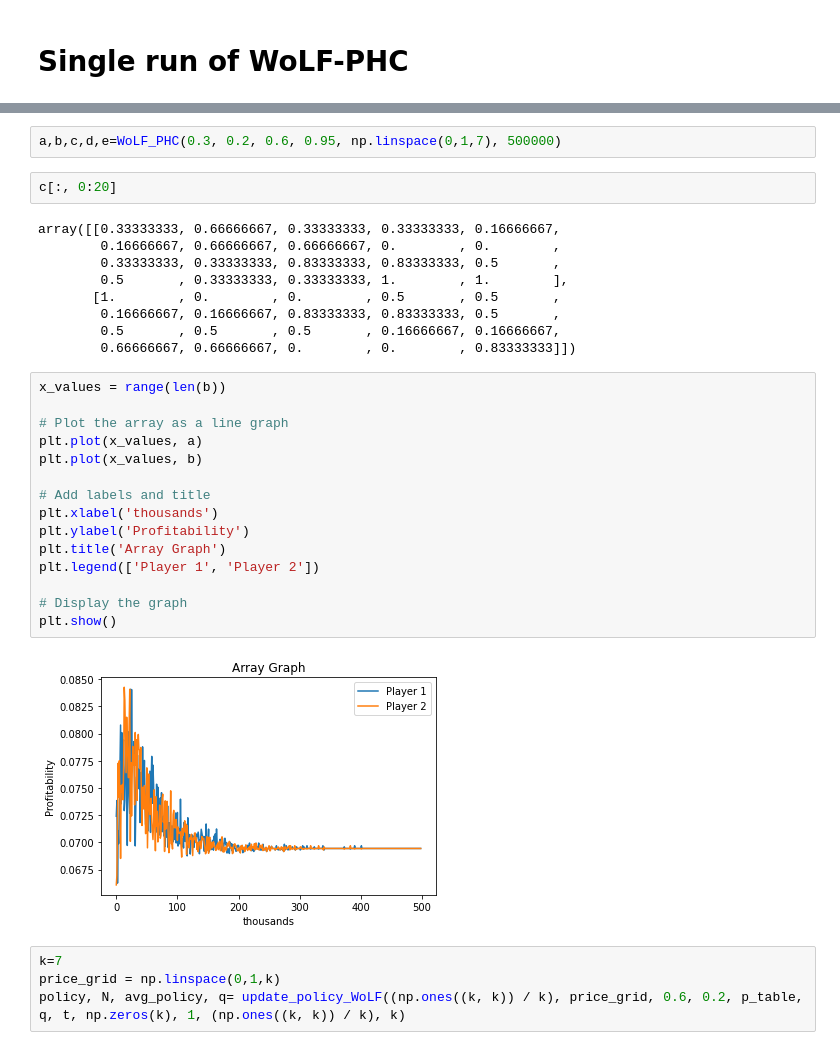
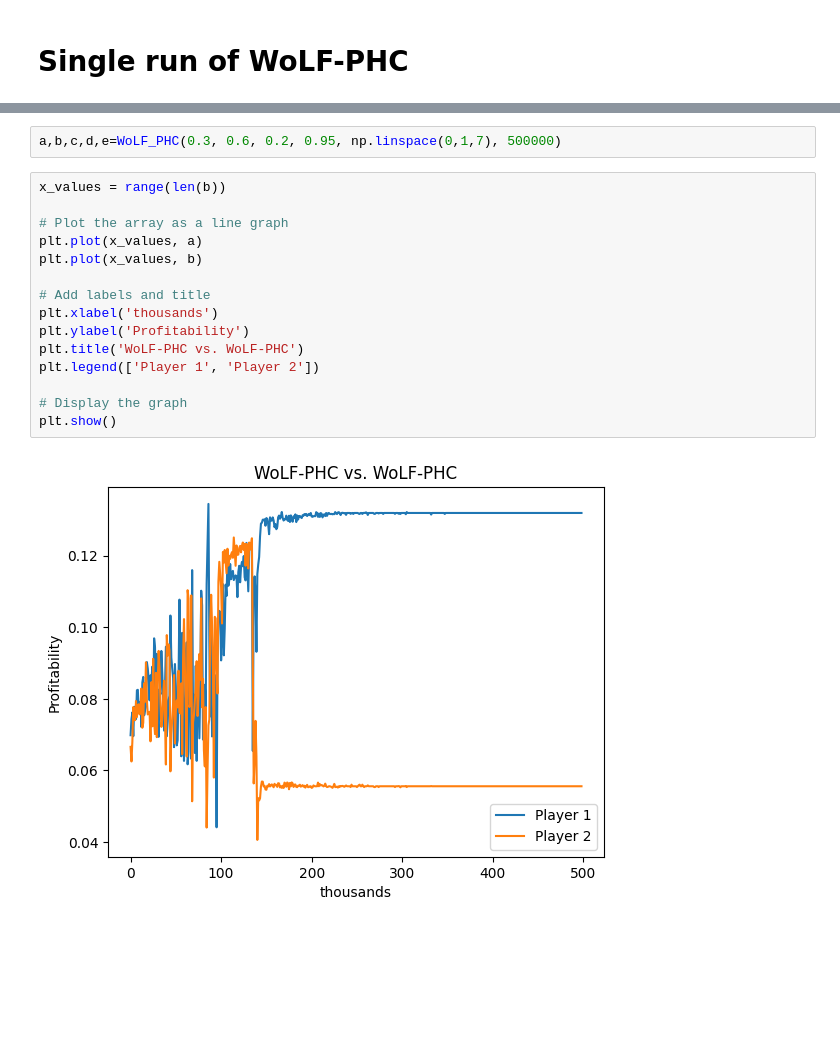
Before and after one commit to nicklasbusk/Bachelorprojekt, a Jupyter notebook: Code/wolf_phc.ipynb, the cells around one changed output, grey strips where cells are left out. Drawn from its saved outputs; the diff is of its cells as text; blank space fills up the shorter version.

```diff
--- a/Code/wolf_phc.ipynb
+++ b/Code/wolf_phc.ipynb
@@ -44,34 +12,19 @@ print(res)
 # %%
-a,b,c,d,e=WoLF_PHC(0.3, 0.2, 0.6, 0.95, np.linspace(0,1,7), 500000)
+a,b,c,d,e=WoLF_PHC(0.3, 0.6, 0.2, 0.95, np.linspace(0,1,7), 500000)
-# %%
-c[:, 0:20]
-# %% [output]
-array([[0.33333333, 0.66666667, 0.33333333, 0.33333333, 0.16666667,
-        0.16666667, 0.66666667, 0.66666667, 0.        , 0.        ,
-        0.33333333, 0.33333333, 0.83333333, 0.83333333, 0.5       ,
-        0.5       , 0.33333333, 0.33333333, 1.        , 1.        ],
-       [1.        , 0.        , 0.        , 0.5       , 0.5       ,
-        0.16666667, 0.16666667, 0.83333333, 0.83333333, 0.5       ,
-        0.5       , 0.5       , 0.5       , 0.16666667, 0.16666667,
-        0.66666667, 0.66666667, 0.        , 0.        , 0.83333333]])
 # %%
 x_values = range(len(b))
 
 # Plot the array as a line graph
 plt.plot(x_values, a)
 plt.plot(x_values, b)
 
 # Add labels and title
 plt.xlabel('thousands')
 plt.ylabel('Profitability')
-plt.title('Array Graph')
+plt.title('WoLF-PHC vs. WoLF-PHC')
 plt.legend(['Player 1', 'Player 2'])
 
 # Display the graph
 plt.show()
 # %% [output]
-[figure, old version]
+[figure, new version]
-# %%
-k=7
-price_grid = np.linspace(0,1,k)
-policy, N, avg_policy, q= update_policy_WoLF((np.ones((k, k)) / k), price_grid, 0.6, 0.2, p_table, q, t, np.zeros(k), 1, (np.ones((k, k)) / k), k)
```
Also changed, not shown: parts of 19 cells of this notebook, 3 other files.
